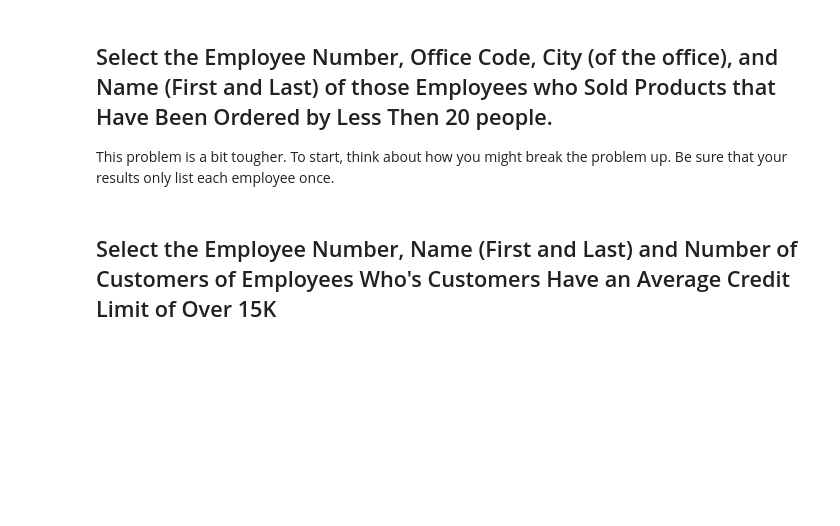
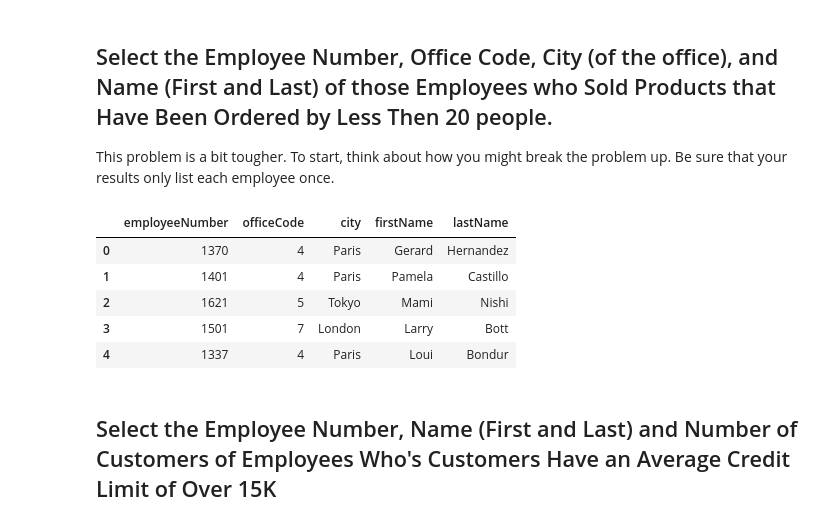
Before and after one commit to lnhdn/dsc-sql-subqueries-lab-nyc-ds-career-042219, a Jupyter notebook: index.ipynb, the cells around one changed output. Saved outputs shown, nothing was run; the diff lists cells and outputs as text; code cells hidden in the pictures; blank space fills up the shorter version.

```diff
--- a/index.ipynb
+++ b/index.ipynb
@@ -157,32 +157,39 @@ This problem is a bit tougher. To start, think about how you might break the pro
 # %%
 c.execute("""select distinct employeeNumber,
                     officeCode,
                     o.city,
                     firstName,
                     lastName
                     from employees e
                     join offices o
                     using(officeCode)
                     join customers c
                     on e.employeeNumber = c.salesRepEmployeeNumber
                     join orders
                     using (customerNumber)
                     join orderdetails
                     using (orderNumber)
                     where productCode in (select productCode
                                                  from products
                                                  join orderdetails
                                                  using (productCode)
                                                  join orders
                                                  using (orderNumber)
                                                  group by 1
                                                  having count(distinct customerNumber) <= 20
                                          );
            """
          )
 df = pd.DataFrame(c.fetchall())
 df.columns = [x[0] for x in c.description]
-df
+df.head()
+# %% [output]
+|  | employeeNumber | officeCode | city | firstName | lastName |
+| 0 | 1370 | 4 | Paris | Gerard | Hernandez |
+| 1 | 1401 | 4 | Paris | Pamela | Castillo |
+| 2 | 1621 | 5 | Tokyo | Mami | Nishi |
+| 3 | 1501 | 7 | London | Larry | Bott |
+| 4 | 1337 | 4 | Paris | Loui | Bondur |
 # %%
 #Your code here
 c.execute('''select employeeNumber, officeCode, city, firstName, lastName
```
